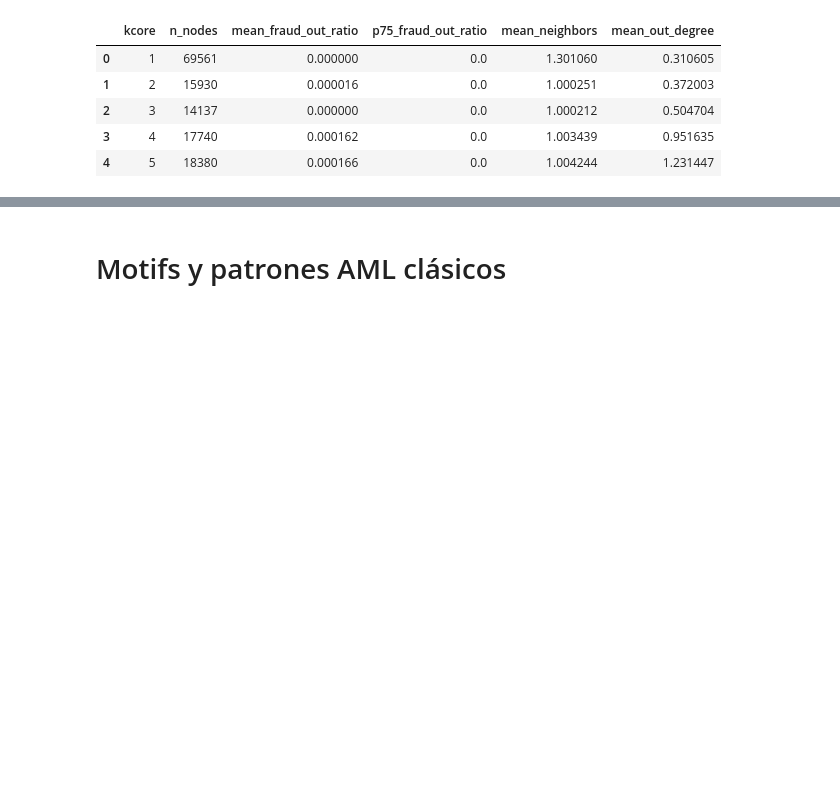
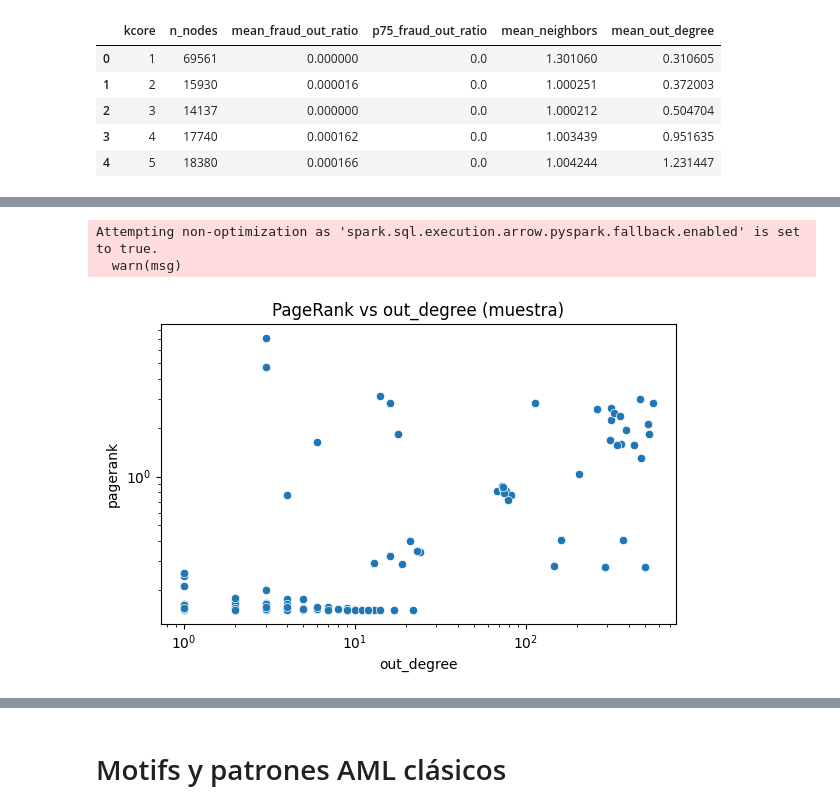
Before and after one commit to IngElecPuc/KaggleChallenges, a Jupyter notebook: Anti Money Laundering Transaction Data/EDA Topológico.ipynb, the cells around one changed output, grey strips where cells are left out. Saved outputs shown, nothing was run; the diff lists cells and outputs as text; code cells hidden in the pictures; blank space fills up the shorter version.

```diff
--- a/Anti Money Laundering Transaction Data/EDA Topológico.ipynb
+++ b/Anti Money Laundering Transaction Data/EDA Topológico.ipynb
@@ -1873,0 +3075,28 @@ Notificación de Telegram enviada con éxito.
+# %%
+#PageRank vs degree: ¿nodos “bien conectados a hubs”?
+deg_pr = (
+    pr_df
+      .select("pagerank", "in_degree", "out_degree")
+      .sample(False, 0.001, seed=42)   # muestreo para no matar la RAM
+)
+
+deg_pr_pd = deg_pr.toPandas()
+
+# luego, por ejemplo (en otra celda):
+import seaborn as sns
+import matplotlib.pyplot as plt
+
+plt.figure(figsize=(6,4))
+sns.scatterplot(
+    data=deg_pr_pd,
+    x="out_degree",
+    y="pagerank"
+)
+plt.xscale("log")
+plt.yscale("log")
+plt.title("PageRank vs out_degree (muestra)")
+plt.tight_layout()
+# %% [output]
+Attempting non-optimization as 'spark.sql.execution.arrow.pyspark.fallback.enabled' is set to true.
+  warn(msg)
+[figure, added]
```
Also changed, not shown: parts of 147 cells of this notebook.
